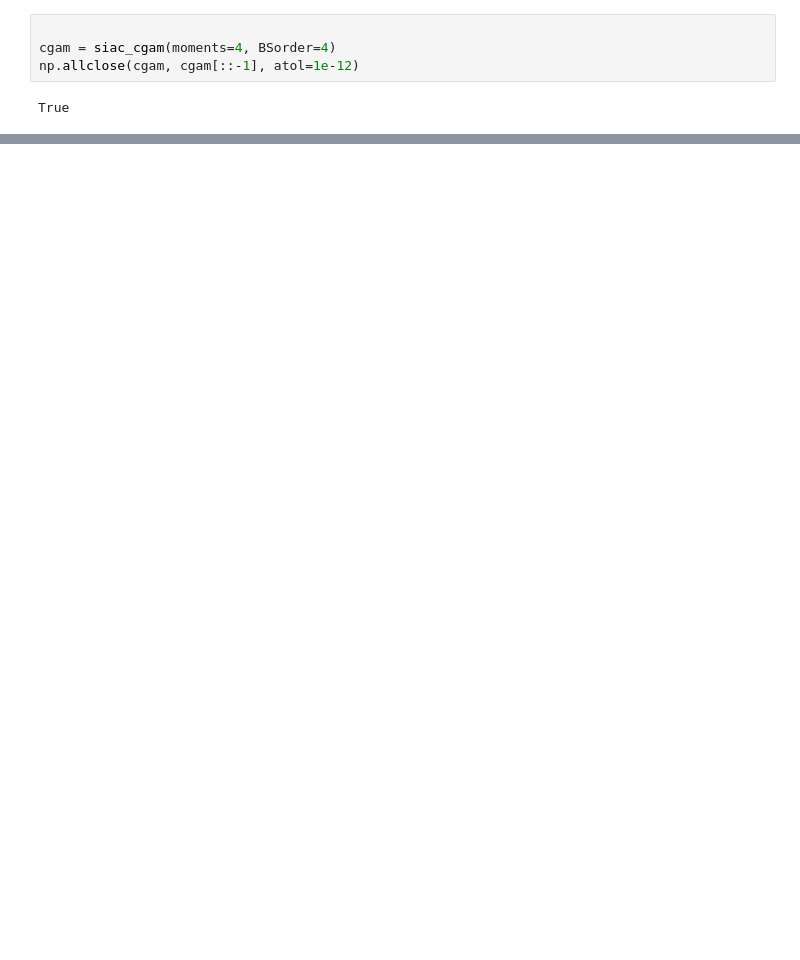
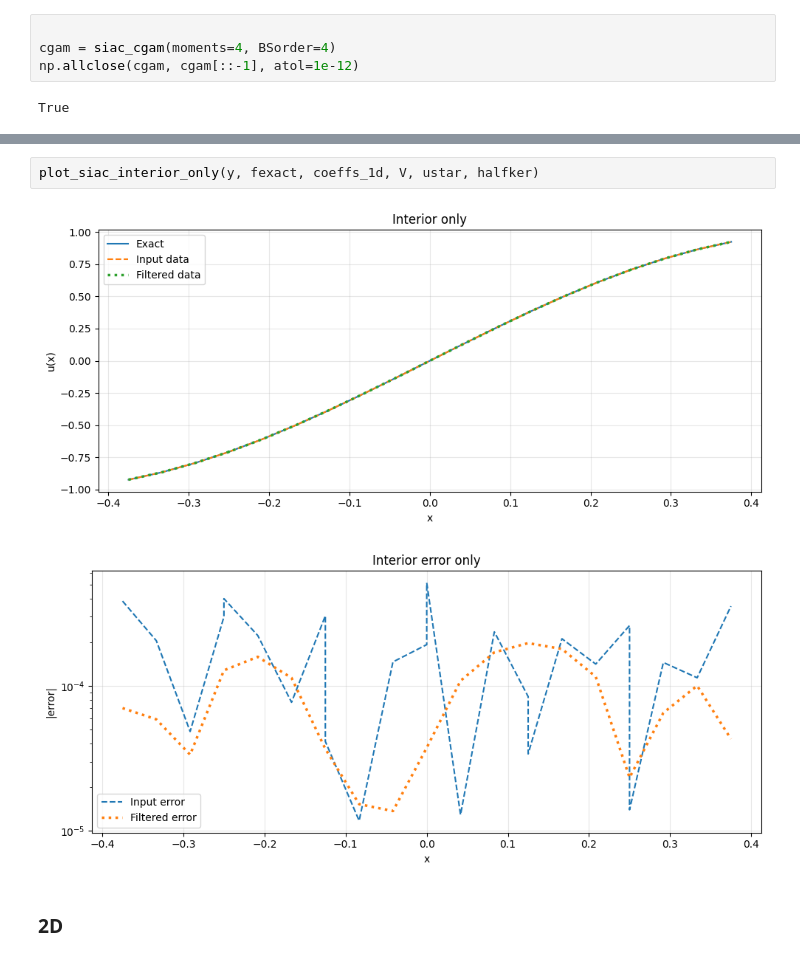
Before and after one commit to AdamHopkinss/SIAC-CT-Reconstruction, a Jupyter notebook: notebooks/test_siac_modal.ipynb, the cells around one changed output, grey strips where cells are left out. Cells and saved outputs as stored; diff of their text form; blank space fills up the shorter version.

```diff
--- a/notebooks/test_siac_modal.ipynb
+++ b/notebooks/test_siac_modal.ipynb
@@ -40,0 +306,7 @@ Support approx: [-2.9895  2.9895]
+# %%
+plot_siac_interior_only(y, fexact, coeffs_1d, V, ustar, halfker)
+# %% [output]
+[figure, added]
+[figure, added]
+# %% [markdown]
+### 2D
```
Also changed, not shown: parts of 16 cells of this notebook, 3 other files.
